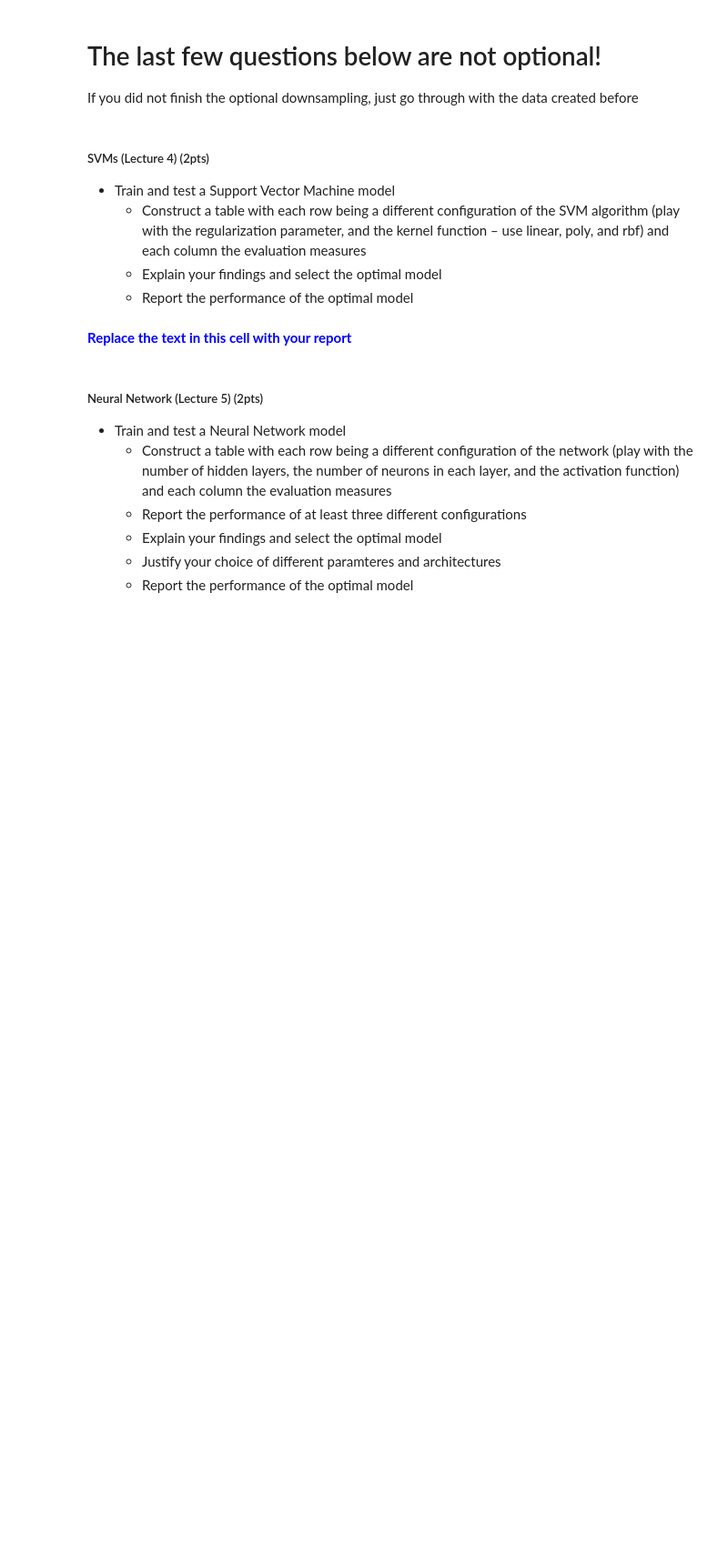
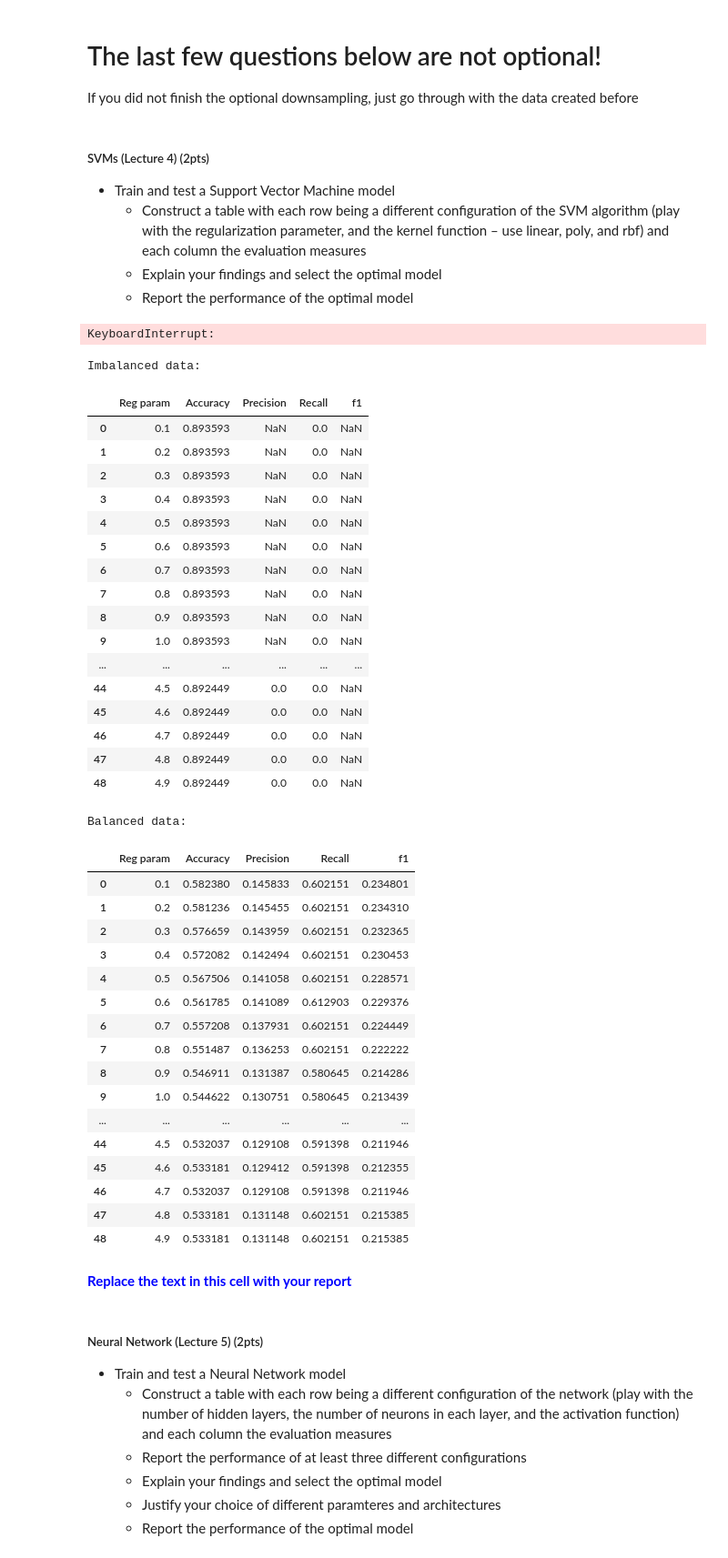
Before and after one commit to DaanS97/TML, a Jupyter notebook: Practical Assignment 2 - Student.ipynb, the cells around one changed output. Shown: that part at 91% size. Cells and saved outputs as stored; diff of their text form; code cells hidden in the pictures; blank space fills up the shorter version.

```diff
--- a/Practical Assignment 2 - Student.ipynb
+++ b/Practical Assignment 2 - Student.ipynb
@@ -163,3 +307,70 @@ If you did not finish the optional downsampling, just go through with the data c
+# %%
+c_list = np.arange(0.1, 5.0, 0.1)
+SVM_M = []
+SVM_M_balanced = []
+for c in c_list:
+    model = [create_SVM(X_train_scaled, y_train, 'linear', c, None),
+             create_SVM(X_train_scaled, y_train, 'linear', c, 'balanced')]
+
+    y_pred = [model[0].predict(X_test_scaled),model[1].predict(X_test_scaled)]
+
+    acc = [accuracy(y_test, y_pred[0]), accuracy(y_test, y_pred[1])]
+    pre = [precision(y_test, y_pred[0]), precision(y_test, y_pred[1])]
+    rec = [recall(y_test, y_pred[0]), recall(y_test, y_pred[1])]
+    f1s = [f1(y_test, y_pred[0]), f1(y_test, y_pred[1])]
+
+    SVM_M.append([c, acc[0], pre[0], rec[0] ,f1s[0]])
+    SVM_M_balanced.append([c, acc[1], pre[1], rec[1] ,f1s[1]])
+# %% [output]
+KeyboardInterrupt:
+# %%
+pd.set_option("display.max_rows", None, "display.max_columns", None)
+
+SVM_table = pd.DataFrame(M, columns = ['Reg param','Accuracy','Precision', 'Recall', 'f1'])
+SVM_table_balanced = pd.DataFrame(M_balanced, columns = ['Reg param','Accuracy','Precision', 'Recall', 'f1'])
+
+print("Imbalanced data: ")
+display(SVM_table)
+print("\n")
+print("Balanced data: ")
+display(SVM_table_balanced)
+# %% [output]
+Imbalanced data:
+|  | Reg param | Accuracy | Precision | Recall | f1 |
+| 0 | 0.1 | 0.893593 | NaN | 0.0 | NaN |
+| 1 | 0.2 | 0.893593 | NaN | 0.0 | NaN |
+| 2 | 0.3 | 0.893593 | NaN | 0.0 | NaN |
+| 3 | 0.4 | 0.893593 | NaN | 0.0 | NaN |
+| 4 | 0.5 | 0.893593 | NaN | 0.0 | NaN |
+| 5 | 0.6 | 0.893593 | NaN | 0.0 | NaN |
+| 6 | 0.7 | 0.893593 | NaN | 0.0 | NaN |
+| 7 | 0.8 | 0.893593 | NaN | 0.0 | NaN |
+| 8 | 0.9 | 0.893593 | NaN | 0.0 | NaN |
+| 9 | 1.0 | 0.893593 | NaN | 0.0 | NaN |
+| ... | ... | ... | ... | ... | ... |
+| 44 | 4.5 | 0.892449 | 0.0 | 0.0 | NaN |
+| 45 | 4.6 | 0.892449 | 0.0 | 0.0 | NaN |
+| 46 | 4.7 | 0.892449 | 0.0 | 0.0 | NaN |
+| 47 | 4.8 | 0.892449 | 0.0 | 0.0 | NaN |
+| 48 | 4.9 | 0.892449 | 0.0 | 0.0 | NaN |
+Balanced data:
+|  | Reg param | Accuracy | Precision | Recall | f1 |
+| 0 | 0.1 | 0.582380 | 0.145833 | 0.602151 | 0.234801 |
+| 1 | 0.2 | 0.581236 | 0.145455 | 0.602151 | 0.234310 |
+| 2 | 0.3 | 0.576659 | 0.143959 | 0.602151 | 0.232365 |
+| 3 | 0.4 | 0.572082 | 0.142494 | 0.602151 | 0.230453 |
+| 4 | 0.5 | 0.567506 | 0.141058 | 0.602151 | 0.228571 |
+| 5 | 0.6 | 0.561785 | 0.141089 | 0.612903 | 0.229376 |
+| 6 | 0.7 | 0.557208 | 0.137931 | 0.602151 | 0.224449 |
+| 7 | 0.8 | 0.551487 | 0.136253 | 0.602151 | 0.222222 |
+| 8 | 0.9 | 0.546911 | 0.131387 | 0.580645 | 0.214286 |
+| 9 | 1.0 | 0.544622 | 0.130751 | 0.580645 | 0.213439 |
+| ... | ... | ... | ... | ... | ... |
+| 44 | 4.5 | 0.532037 | 0.129108 | 0.591398 | 0.211946 |
+| 45 | 4.6 | 0.533181 | 0.129412 | 0.591398 | 0.212355 |
+| 46 | 4.7 | 0.532037 | 0.129108 | 0.591398 | 0.211946 |
+| 47 | 4.8 | 0.533181 | 0.131148 | 0.602151 | 0.215385 |
+| 48 | 4.9 | 0.533181 | 0.131148 | 0.602151 | 0.215385 |
 # %% [markdown]
 <span style="color:blue">**Replace the text in this cell with your report**</span>
 # %% [markdown]
```
Also changed, not shown: parts of 23 cells of this notebook.
